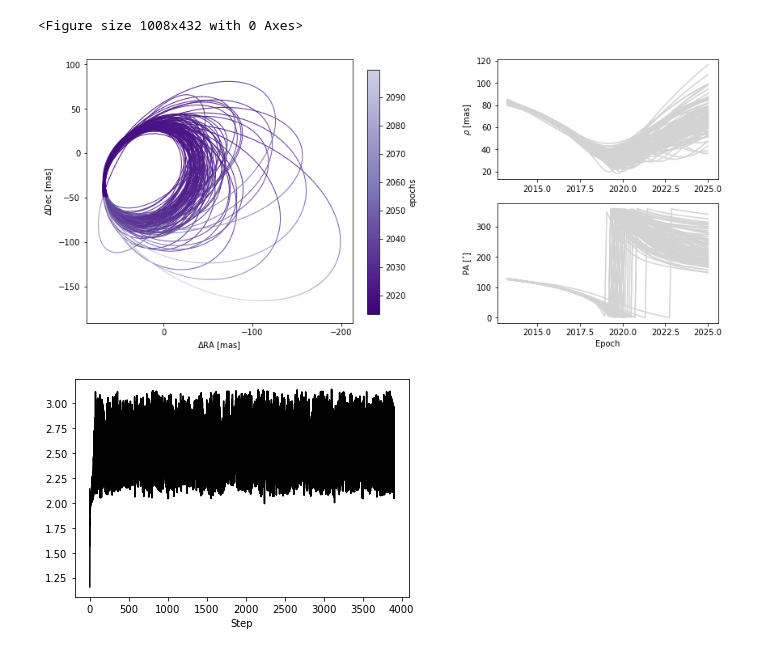
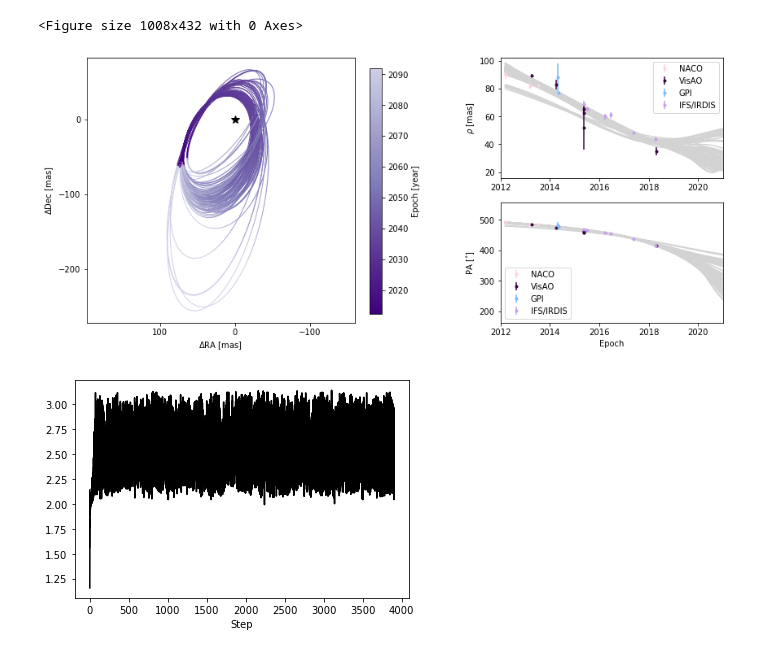
Before and after one commit to wbalmer/diskShapers, a Jupyter notebook: bayesianAstrometry/AAS237_orbitize.ipynb, the cells around one changed output. Saved outputs shown, nothing was run; the diff lists cells and outputs as text; code cells hidden in the pictures.

Commit message:
all measurements for stsci poster

```diff
--- a/bayesianAstrometry/AAS237_orbitize.ipynb
+++ b/bayesianAstrometry/AAS237_orbitize.ipynb
@@ -5,3 +5,12 @@ import matplotlib.pyplot as plt
 import multiprocessing as mp
 import warnings
 warnings.filterwarnings("ignore")
+# %%
+import pandas as pd
+import numpy as np
+
+results = pd.read_csv(
+    'stsci_poster_allast.csv',
+    header = 0,
+    sep = ','
+)
@@ -10,7 +48,7 @@ warnings.filterwarnings("ignore")
 num_walkers = 16
 num_threads = mp.cpu_count() # or a different number if you prefer
 
-my_driver = orbitize.driver.Driver('AAS237_Ha-orbitizetab.csv', # path to data file
+my_driver = orbitize.driver.Driver('hd142-allast-orbitizelike.csv', # path to data file
                                   'MCMC', # name of algorithm for orbit-fitting
                                   1, # number of secondary bodies in system
                                   2.25, # total system mass [M_sun]
@@ -20,8 +58,8 @@ my_driver = orbitize.driver.Driver('AAS237_Ha-orbitizetab.csv', # path to data f
                                   mcmc_kwargs={'num_walkers': num_walkers, 'num_threads': num_threads})
 # %%
 # RUN MCMC
-total_orbits = 1000000 # number of steps x number of walkers (at lowest temperature)
-burn_steps = 10 # steps to burn in per walker
+total_orbits = 32000 # number of steps x number of walkers (at lowest temperature)
+burn_steps = 100 # steps to burn in per walker
 thin = 16 # only save every 2nd step
 
 my_driver.sampler.run_sampler(total_orbits, burn_steps=burn_steps, thin=thin)
@@ -40,12 +108,47 @@ WARNING:root:Too few points to create valid contours
+# %%
+colors = ['xkcd:light pink', 'xkcd:dark purple', 'xkcd:sky blue', 'xkcd:lavender']
 # %%
-epochs = my_driver.system.data_table['epoch']
-orbit_plot_fig = my_driver.sampler.results.plot_orbits(
+orb_fig = my_driver.sampler.results.plot_orbits(
     object_to_plot = 1, # Plot orbits for the first (and only, in this case) companion
-    num_orbits_to_plot= 1000, # Will plot 100 randomly selected orbits of this companion
-    start_mjd=epochs[0] # Minimum MJD for colorbar (here we choose first data epoch)
+    num_orbits_to_plot= 100, # Will plot 100 randomly selected orbits of this companion
+    start_mjd=epochs[0], # Minimum MJD for colorbar (here we choose first data epoch)
+    plot_astrometry=False,
+    data = my_driver.system.data_table,
+    mod180=True
 )
-orbit_plot_fig.savefig('hd142527B_orbit_plot.png', transparent=True, dpi=150) # This is matplotlib.figure.Figure.savefig()
+
+ax_orb, ax_sep, ax_pa, ax_cbar  = orb_fig.axes
+c = 0
+for inst in insts:
+    data_tab = instdict[inst]
+    color = colors[c]
+    c += 1
+    # add data to sep panel
+    ax_sep.errorbar(
+        data_tab['yr'], data_tab['sep'], data_tab['sep_err'],
+        color=color,
+        linestyle='', fmt='o', zorder=3, label=inst, markersize=3
+    )
+
+    # add data to PA panel
+    ax_pa.errorbar(
+        data_tab['yr'], data_tab['pa'], data_tab['pa_err'],
+        color=color,
+        linestyle='', fmt='o', zorder=3, label=inst, markersize=3
+    )
+
+ax_orb.plot(0,0,marker="*",color='black',markersize=10)
+ax_sep.legend()
+ax_pa.legend()
+
+# zoom in a bit
+ax_sep.set_xlim(2012,2021)
+ax_pa.set_xlim(2012,2021)
+# ax_sep.set_ylim(113.5,118)
+# ax_pa.set_ylim(221,231)
+
+orbit_plot_fig.savefig('hd142527Ball_orbit_plot.png', transparent=True, dpi=150) # This is matplotlib.figure.Figure.savefig()
 # %% [output]
 <Figure size 1008x432 with 0 Axes>
-[figure, old version]
+[figure, new version]
 # %%
```
Also changed, not shown: parts of 6 cells of this notebook, 13 other files.
